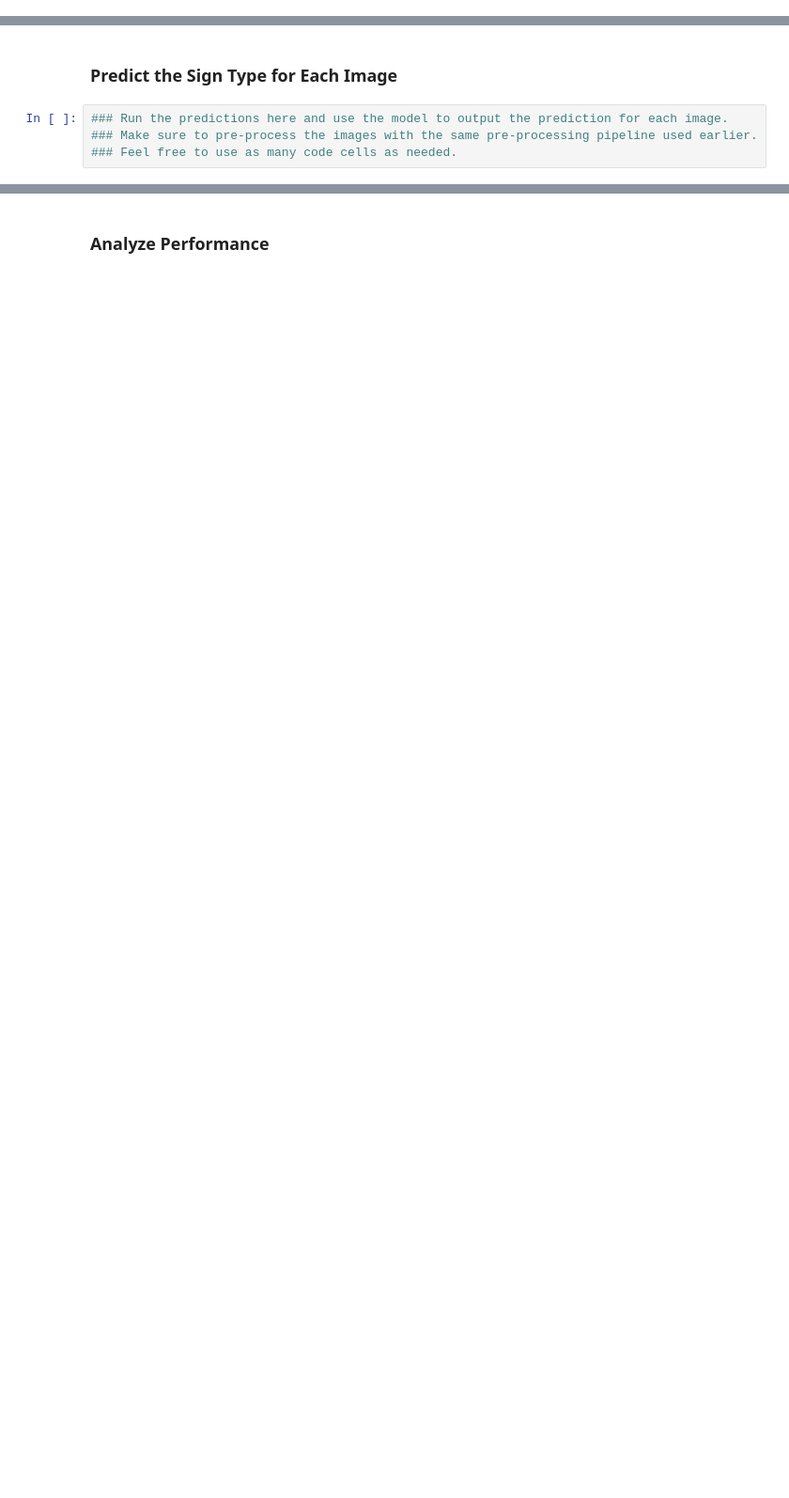
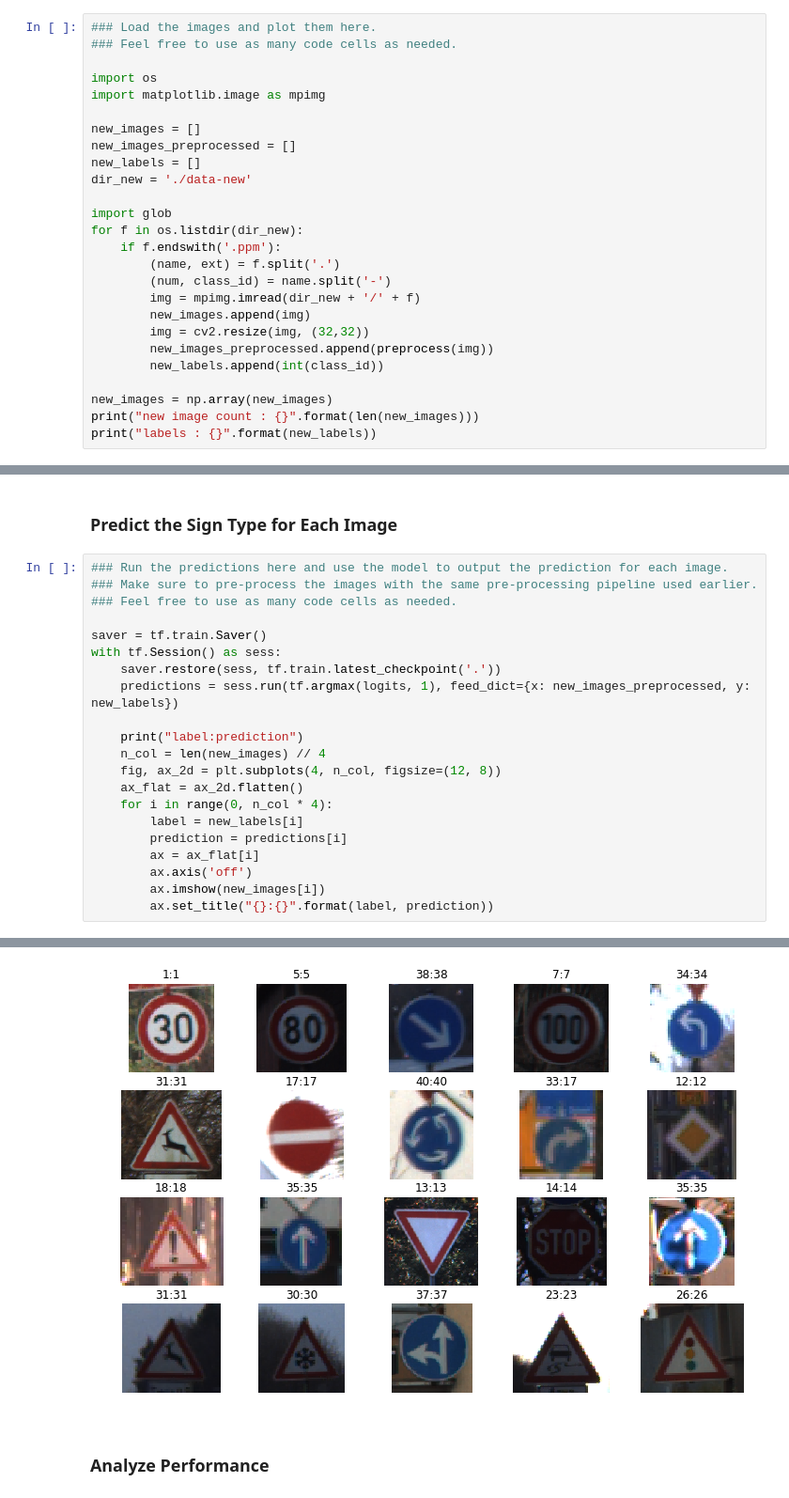
Before and after one commit to illb/CarND-Traffic-Sign-Classifier-Project, a Jupyter notebook: Traffic_Sign_Classifier.ipynb, the cells around one changed output, grey strips where cells are left out. Shown: that part at 94% size. Saved outputs shown, nothing was run; the diff lists cells and outputs as text; blank space fills up the shorter version.

```diff
--- a/Traffic_Sign_Classifier.ipynb
+++ b/Traffic_Sign_Classifier.ipynb
@@ -287,0 +342,26 @@ You may find `signnames.csv` useful as it contains mappings from the class id (i
+# %%
+### Load the images and plot them here.
+### Feel free to use as many code cells as needed.
+
+import os
+import matplotlib.image as mpimg
+
+new_images = []
+new_images_preprocessed = []
+new_labels = []
+dir_new = './data-new'
+
+import glob
+for f in os.listdir(dir_new):
+    if f.endswith('.ppm'):
+        (name, ext) = f.split('.')
+        (num, class_id) = name.split('-')
+        img = mpimg.imread(dir_new + '/' + f)
+        new_images.append(img)
+        img = cv2.resize(img, (32,32))
+        new_images_preprocessed.append(preprocess(img))
+        new_labels.append(int(class_id))
+
+new_images = np.array(new_images)
+print("new image count : {}".format(len(new_images)))
+print("labels : {}".format(new_labels))
@@ -291,3 +374,21 @@ You may find `signnames.csv` useful as it contains mappings from the class id (i
 ### Run the predictions here and use the model to output the prediction for each image.
 ### Make sure to pre-process the images with the same pre-processing pipeline used earlier.
 ### Feel free to use as many code cells as needed.
+
+saver = tf.train.Saver()
+with tf.Session() as sess:
+    saver.restore(sess, tf.train.latest_checkpoint('.'))
+    predictions = sess.run(tf.argmax(logits, 1), feed_dict={x: new_images_preprocessed, y: new_labels})
+
+    print("label:prediction")
+    n_col = len(new_images) // 4
+    fig, ax_2d = plt.subplots(4, n_col, figsize=(12, 8))
+    ax_flat = ax_2d.flatten()
+    for i in range(0, n_col * 4):
+        label = new_labels[i]
+        prediction = predictions[i]
+        ax = ax_flat[i]
+        ax.axis('off')
+        ax.imshow(new_images[i])
+        ax.set_title("{}:{}".format(label, prediction))
+# %% [output]
@@ -294,3 +396,4 @@ You may find `signnames.csv` useful as it contains mappings from the class id (i
+[figure, added]
 # %% [markdown]
 ### Analyze Performance
 # %%
```
Also changed, not shown: parts of 11 cells of this notebook, 20 other files.
